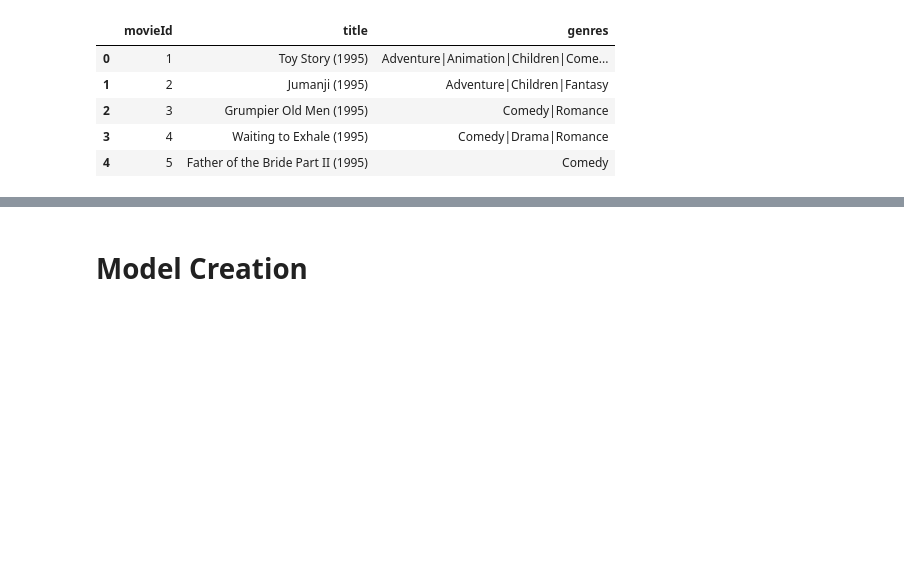
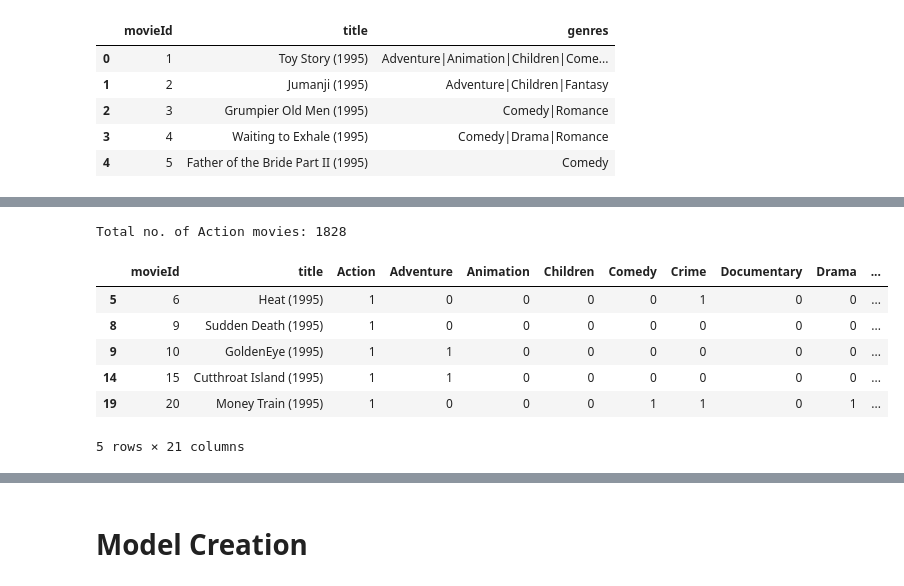
Before and after one commit to alooperalta/movieRecommendation, a Jupyter notebook: recommender.ipynb, the cells around one changed output, grey strips where cells are left out. Drawn from its saved outputs; the diff is of its cells as text; code cells hidden in the pictures; blank space fills up the shorter version.

```diff
--- a/recommender.ipynb
+++ b/recommender.ipynb
@@ -34,0 +69,13 @@ movies.head()
+# %%
+Action=movies.loc[movies['Action']==1]
+print(f'Total no. of Action movies: {len(Action)}')
+Action.head()
+# %% [output]
+Total no. of Action movies: 1828
+|  | movieId | title | Action | Adventure | Animation | Children | Comedy | Crime | Documentary | Drama | ... |
+| 5 | 6 | Heat (1995) | 1 | 0 | 0 | 0 | 0 | 1 | 0 | 0 | ... |
+| 8 | 9 | Sudden Death (1995) | 1 | 0 | 0 | 0 | 0 | 0 | 0 | 0 | ... |
+| 9 | 10 | GoldenEye (1995) | 1 | 1 | 0 | 0 | 0 | 0 | 0 | 0 | ... |
+| 14 | 15 | Cutthroat Island (1995) | 1 | 1 | 0 | 0 | 0 | 0 | 0 | 0 | ... |
+| 19 | 20 | Money Train (1995) | 1 | 0 | 0 | 0 | 1 | 1 | 0 | 1 | ... |
+5 rows × 21 columns
```
Also changed, not shown: parts of 29 cells of this notebook.
